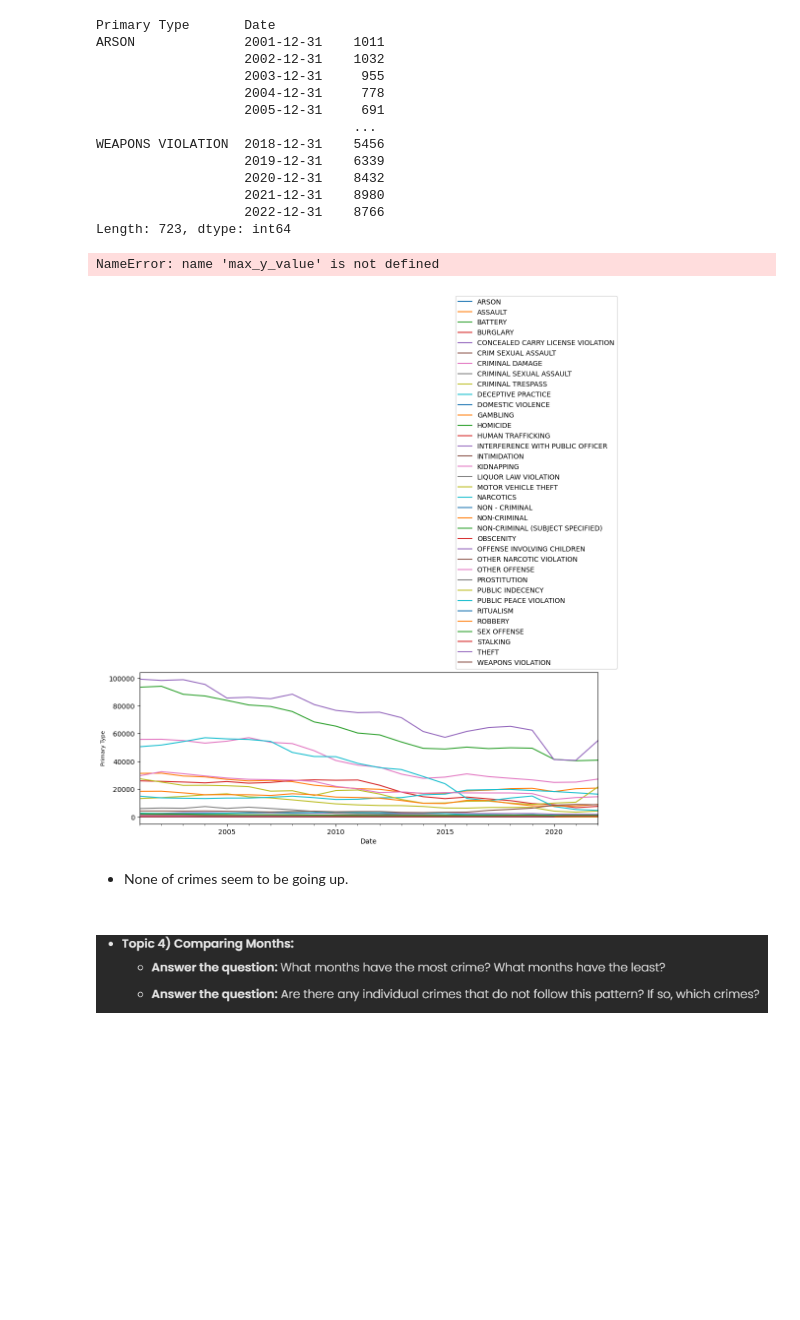
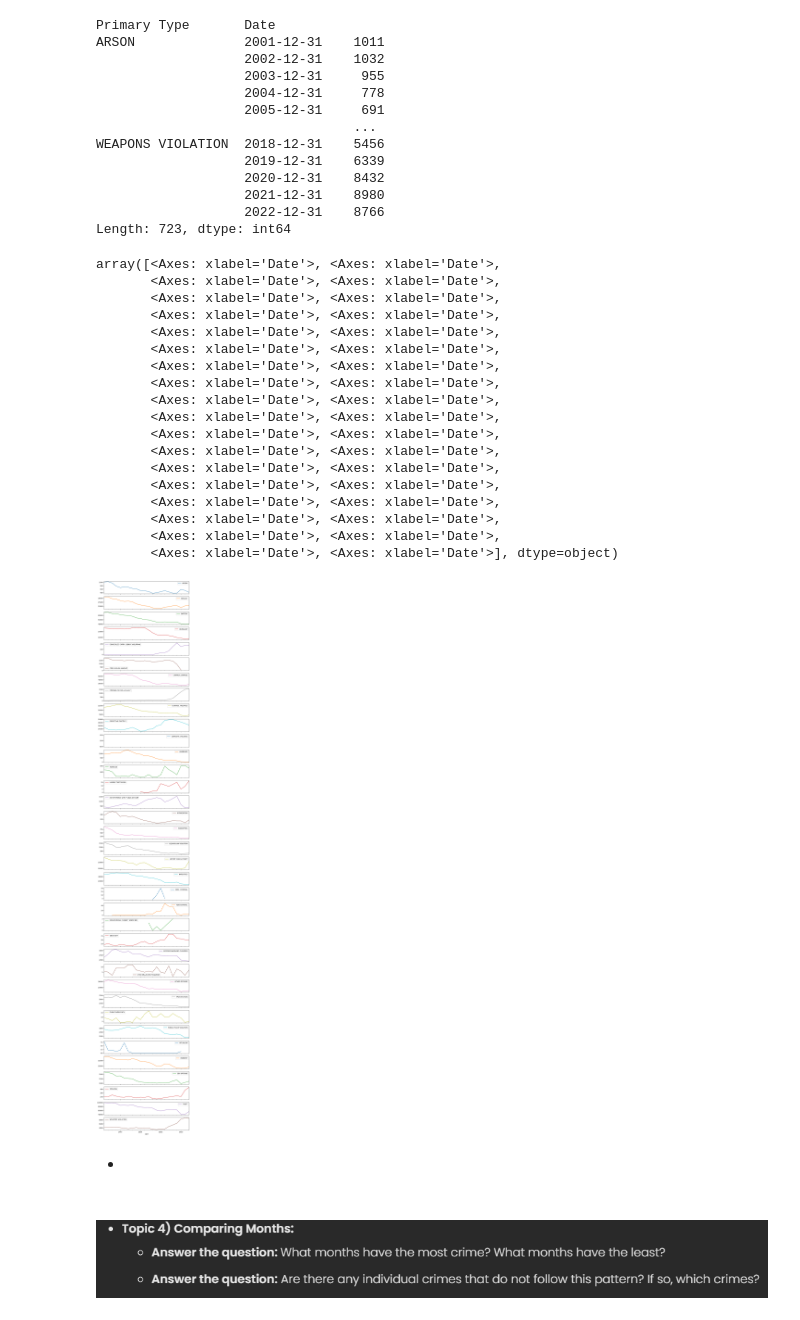
Before and after one commit to lrnrdr/Project-3-Part-1-Core, a Jupyter notebook: Project 3 Part 1.ipynb, the cells around one changed output. Saved outputs shown, nothing was run; the diff lists cells and outputs as text; code cells hidden in the pictures; blank space fills up the shorter version.

```diff
--- a/Project 3 Part 1.ipynb
+++ b/Project 3 Part 1.ipynb
@@ -180,19 +180,31 @@ WEAPONS VIOLATION  2018-12-31    5456
                    2021-12-31    8980
                    2022-12-31    8766
 Length: 723, dtype: int64
-# %%
-# unstack changes the way its formatted -takes multiindexes into columns
-ax = Q2b.unstack(0).plot(figsize=(12,4))
-ax.set_ylabel('Primary Type', fontsize=8)
-ax.legend(bbox_to_anchor=(1.05, 1), loc='lower right')
-ax.set_ylim(bottom=0, top=max_y_value + 0.1 * max_y_value)
-Q2b.yaxis.set_major_formatter(fmt_thous)
-#plt.tight_layout()
-# %% [output]
-NameError: name 'max_y_value' is not defined
-[figure, removed]
+# %%
+# the T swaps all columns and rows this will help plot better
+Q2b.unstack().T.plot(subplots=True, figsize = (10,65))
+# %% [output]
+array([<Axes: xlabel='Date'>, <Axes: xlabel='Date'>,
+       <Axes: xlabel='Date'>, <Axes: xlabel='Date'>,
+       <Axes: xlabel='Date'>, <Axes: xlabel='Date'>,
+       <Axes: xlabel='Date'>, <Axes: xlabel='Date'>,
+       <Axes: xlabel='Date'>, <Axes: xlabel='Date'>,
+       <Axes: xlabel='Date'>, <Axes: xlabel='Date'>,
+       <Axes: xlabel='Date'>, <Axes: xlabel='Date'>,
+       <Axes: xlabel='Date'>, <Axes: xlabel='Date'>,
+       <Axes: xlabel='Date'>, <Axes: xlabel='Date'>,
+       <Axes: xlabel='Date'>, <Axes: xlabel='Date'>,
+       <Axes: xlabel='Date'>, <Axes: xlabel='Date'>,
+       <Axes: xlabel='Date'>, <Axes: xlabel='Date'>,
+       <Axes: xlabel='Date'>, <Axes: xlabel='Date'>,
+       <Axes: xlabel='Date'>, <Axes: xlabel='Date'>,
+       <Axes: xlabel='Date'>, <Axes: xlabel='Date'>,
+       <Axes: xlabel='Date'>, <Axes: xlabel='Date'>,
+       <Axes: xlabel='Date'>, <Axes: xlabel='Date'>,
+       <Axes: xlabel='Date'>, <Axes: xlabel='Date'>], dtype=object)
+[figure, added]
 # %% [markdown]
- - None of crimes seem to be going up.
+ -
 # %% [markdown]
 # ![image.png](attachment:76291365-3070-418c-b686-91103831abc9.png)
 # %%
```
Also changed, not shown: parts of 8 cells of this notebook.
